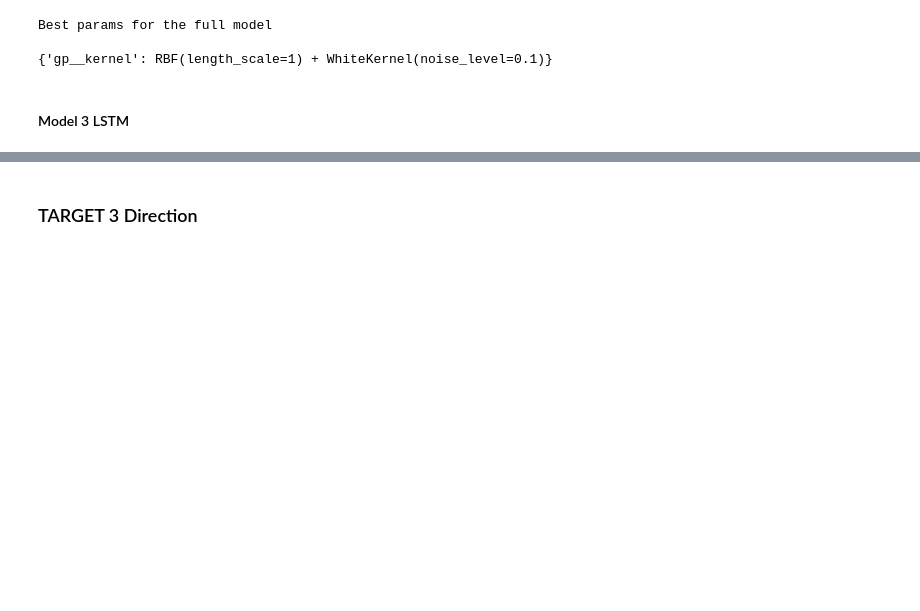
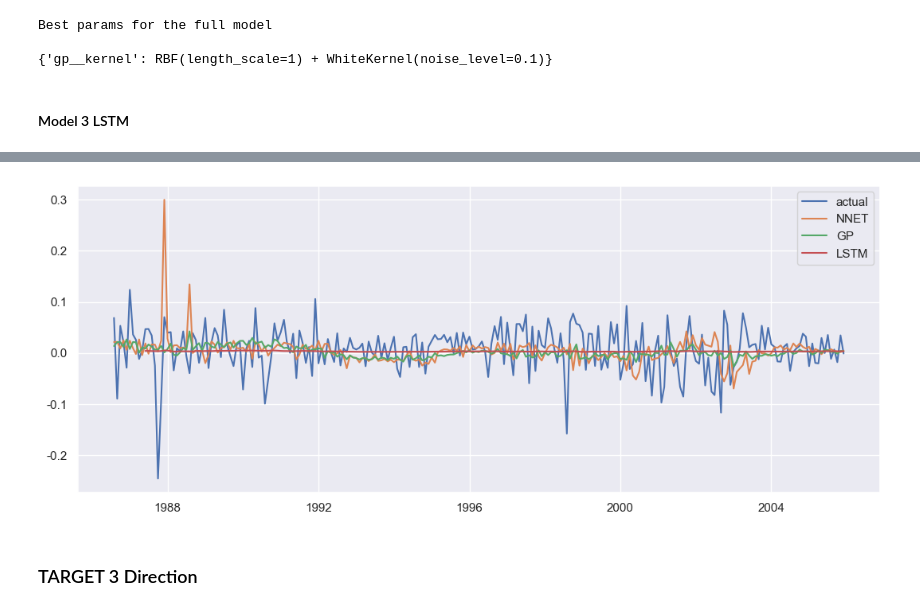
Before and after one commit to lucassalamancaf/ML_Finance, a Jupyter notebook: Hw1/HW1_Task1.ipynb, the cells around one changed output, grey strips where cells are left out. Cells and saved outputs as stored; diff of their text form; code cells hidden in the pictures; blank space fills up the shorter version.

```diff
--- a/Hw1/HW1_Task1.ipynb
+++ b/Hw1/HW1_Task1.ipynb
@@ -1307,3 +1320,16 @@ display(pd.DataFrame(lstm_results,index=['nrmse','pcorrect']))
+# %%
+fig, ax = plt.subplots()
+
+ax.plot(testing_target,label='actual')
+ax.plot(nnet_pred_ret,label='NNET')
+ax.plot(gp_pred_ret,label='GP')
+ax.plot(testing_target.index[10:],pred_lstm_ret_4,label='LSTM')
+
+ax.legend()
+
+plt.show()
+# %% [output]
+[figure, added]
 # %% [markdown]
 ### TARGET 3 Direction
 # %%
```
Also changed, not shown: parts of 11 cells of this notebook.
